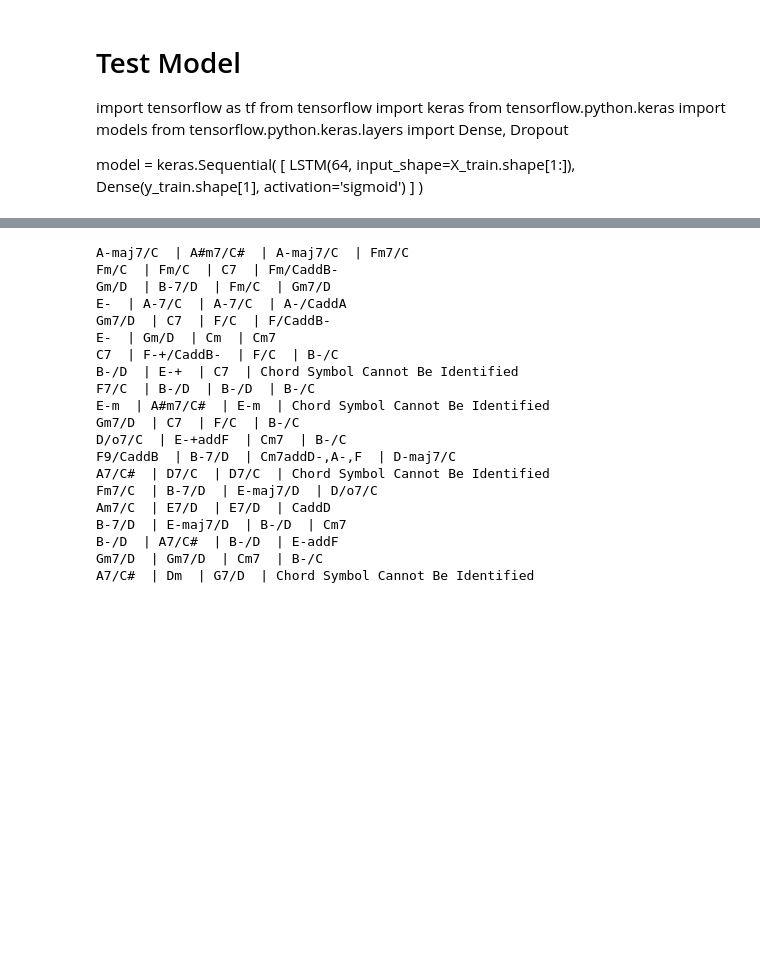
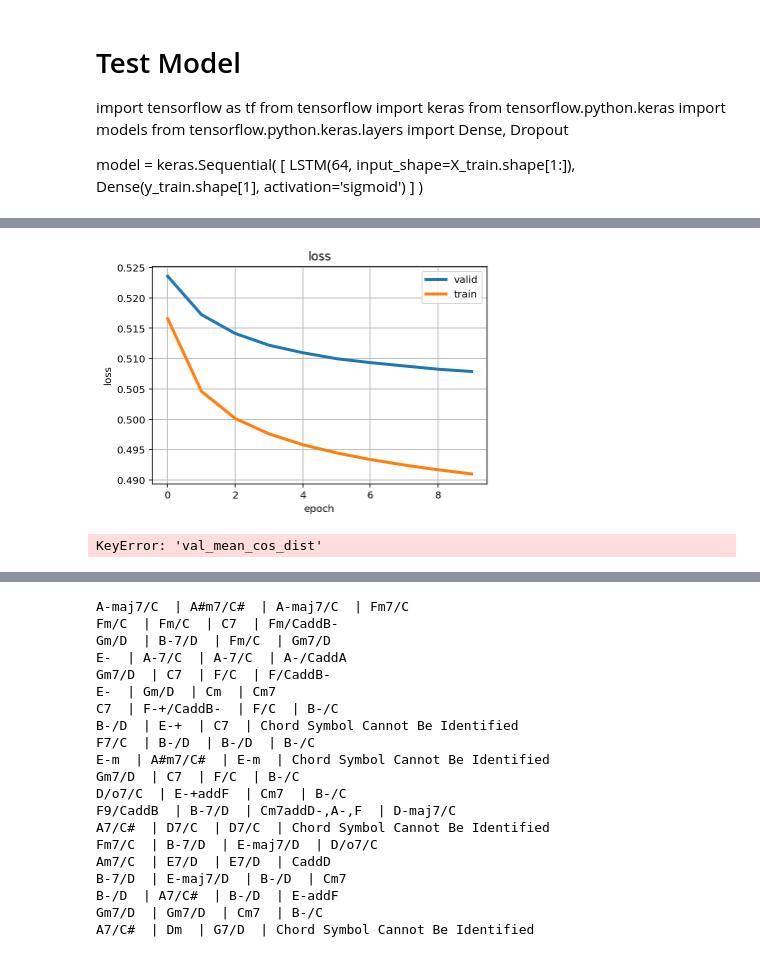
Before and after one commit to mateuszdorobek/Harmony-Analyzer, a Jupyter notebook: Model.ipynb, the cells around one changed output, grey strips where cells are left out. Cells and saved outputs as stored; diff of their text form; code cells hidden in the pictures; blank space fills up the shorter version.

Commit message:
cos_dist metric + ploting

```diff
--- a/Model.ipynb
+++ b/Model.ipynb
@@ -86,0 +95,6 @@ print(y_embedded[0])
+# %%
+from sklearn.model_selection import train_test_split
+X_train, X_test, y_train, y_test = train_test_split(X_embedded, y_embedded, test_size=0.2, random_state=0)
+X_train, X_val, y_train, y_val = train_test_split(X_train, y_train, test_size=0.25, random_state=0)
+for name, X_set in zip(["Train", "Test", "Valid"],[X_train, X_test, X_val]):
+    print(name,":\t", round(X_set.shape[0]/X_embedded.shape[0]*100),"%", sep="")
@@ -99,7 +117,8 @@ model = keras.Sequential(
     ]
 )
 # %%
-class Metrics(keras.callbacks.Callback):
+
+class Metrics(Callback):
     def __init__(embedding):
         self.embedding = embedding
 
@@ -214,0 +146,8 @@ Accuracy: 0.00%
+# %%
+model = Sequential(
+    [
+        LSTM(128, activation='relu', return_sequences=True, input_shape=X_train.shape[1:]),
+        LSTM(128),
+        Dense(y_train.shape[1])
+    ]
+)
@@ -214,0 +244,19 @@ Accuracy: 0.00%
+# %%
+import matplotlib.pyplot as plt
+def plot_loss(history, metric_name):
+    val_loss = history["val_" + metric_name]
+    plt.plot(val_loss, linewidth=3, label="valid")
+    loss = history[metric_name]
+    plt.plot(loss, linewidth=3, label="train")
+    plt.grid()
+    plt.legend()
+    plt.xlabel("epoch")
+    plt.ylabel(metric_name)
+    plt.title(metric_name)
+    plt.show()
+# %%
+for metric_name in METRICS_NAMES:
+    plot_loss(history, metric_name)
+# %% [output]
+[figure, added]
+KeyError: 'val_mean_cos_dist'
```
Also changed, not shown: parts of 19 cells of this notebook.
